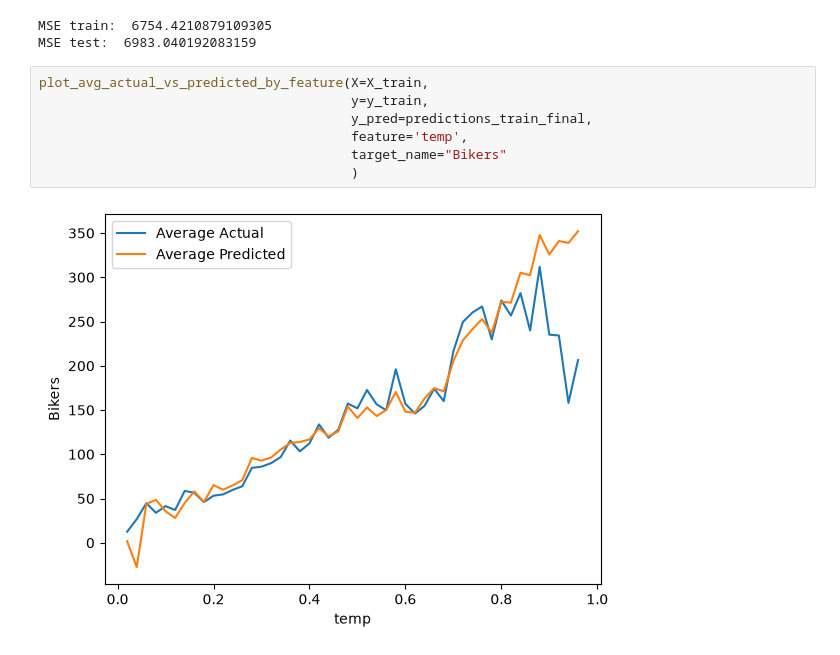
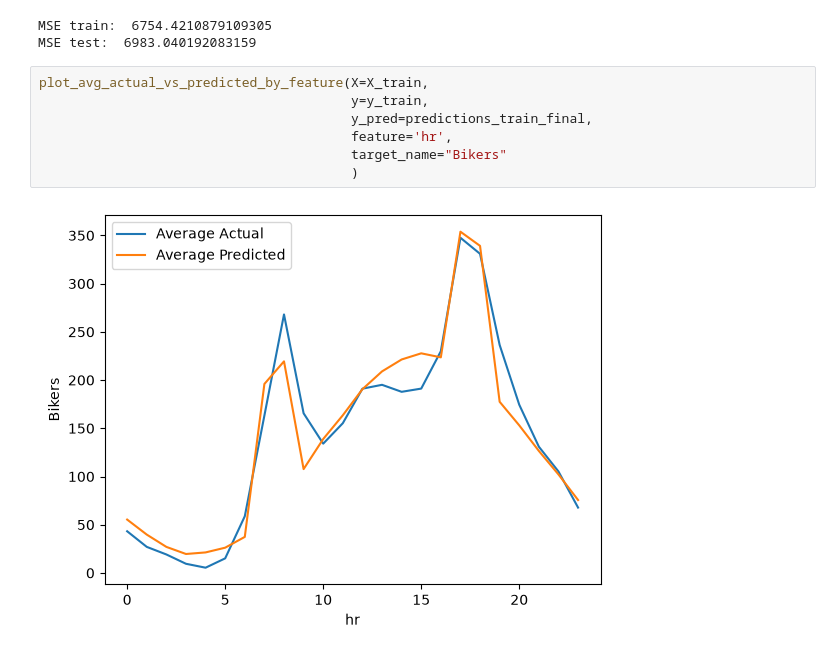
Before and after one commit to todd-buch/code_2600, a Jupyter notebook: mod05_nonlinear.ipynb, the cells around one changed output. Drawn from its saved outputs; the diff is of its cells as text.

```diff
--- a/mod05_nonlinear.ipynb
+++ b/mod05_nonlinear.ipynb
@@ -424,9 +426,9 @@ MSE test:  6983.040192083159
 # %%
 plot_avg_actual_vs_predicted_by_feature(X=X_train,
                                         y=y_train,
                                         y_pred=predictions_train_final,
-                                        feature='temp',
+                                        feature='hr',
                                         target_name="Bikers"
                                         )
 # %% [output]
-[figure, old version]
+[figure, new version]
```
Also changed, not shown: parts of 1 cell of this notebook.
